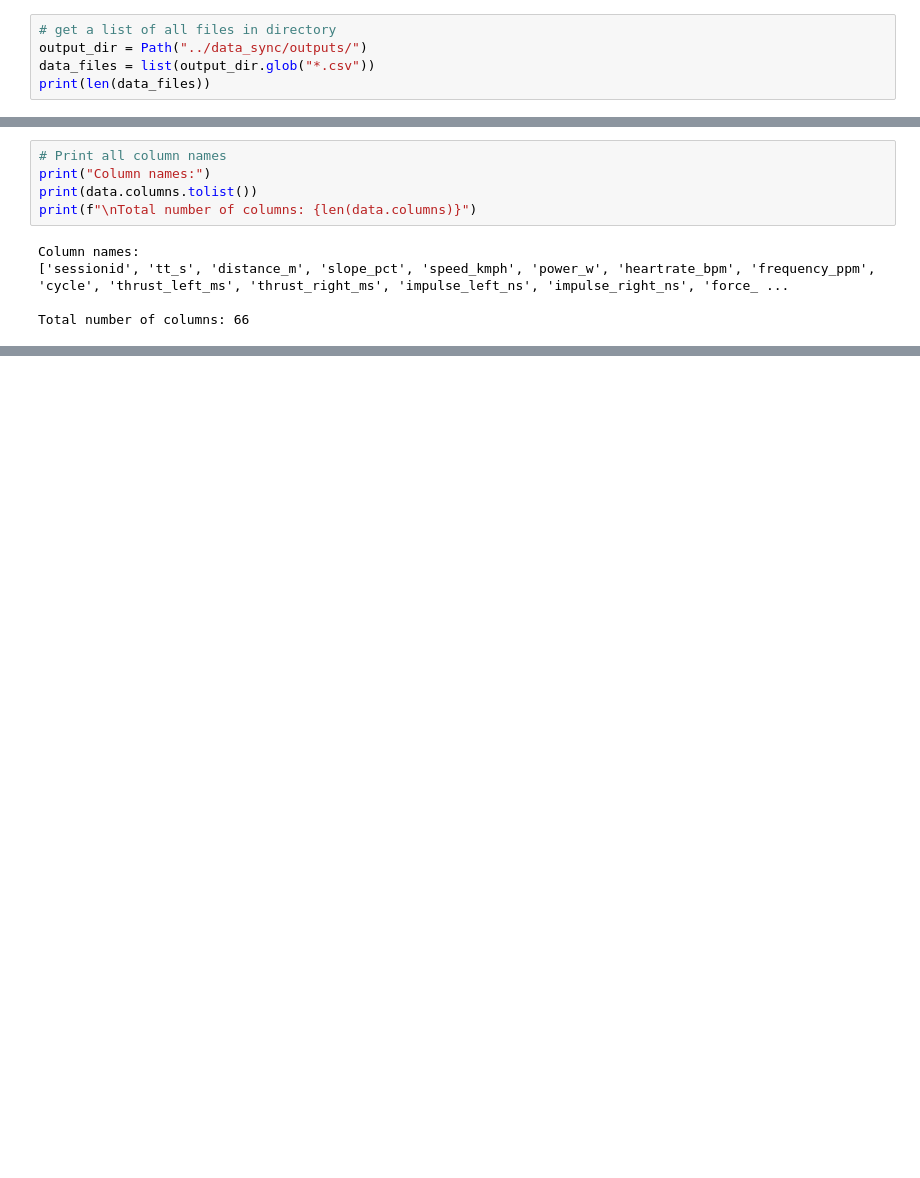
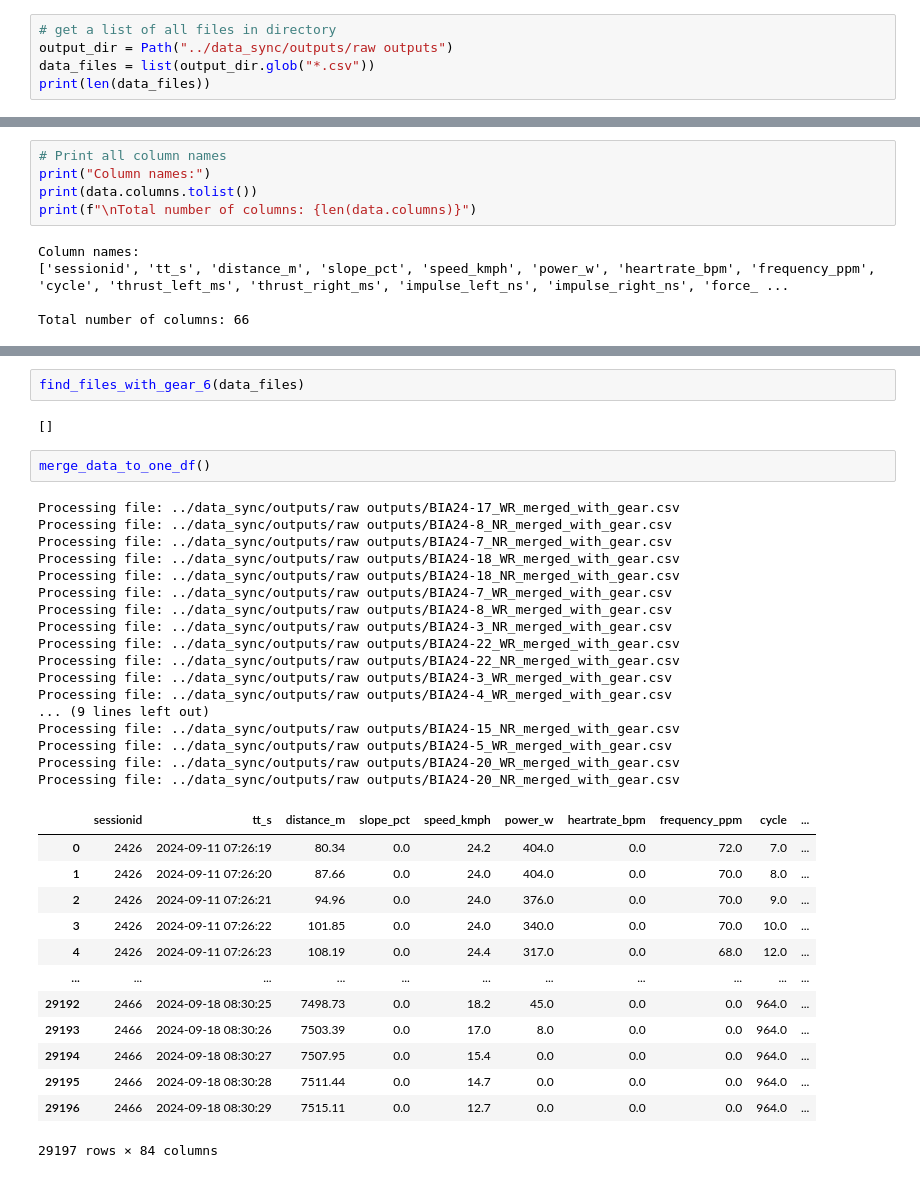
Before and after one commit to zebborjesson/tra300-ski-technique-classification, a Jupyter notebook: data_sync/pre_process_data.ipynb, the cells around one changed output, grey strips where cells are left out. Cells and saved outputs as stored; diff of their text form; blank space fills up the shorter version.

```diff
--- a/data_sync/pre_process_data.ipynb
+++ b/data_sync/pre_process_data.ipynb
@@ -9,7 +9,7 @@ from pathlib import Path
 from get_to_know_data import load_data, summarize_data
 # %%
 # get a list of all files in directory
-output_dir = Path("../data_sync/outputs/")
+output_dir = Path("../data_sync/outputs/raw outputs")
 data_files = list(output_dir.glob("*.csv"))
 print(len(data_files))
 # %% [output]
@@ -85 +128,38 @@ def preprocess_data(df):
+# %%
+find_files_with_gear_6(data_files)
+# %% [output]
+[]
+# %%
+merge_data_to_one_df()
+# %% [output]
+Processing file: ../data_sync/outputs/raw outputs/BIA24-17_WR_merged_with_gear.csv
+Processing file: ../data_sync/outputs/raw outputs/BIA24-8_NR_merged_with_gear.csv
+Processing file: ../data_sync/outputs/raw outputs/BIA24-7_NR_merged_with_gear.csv
+Processing file: ../data_sync/outputs/raw outputs/BIA24-18_WR_merged_with_gear.csv
+Processing file: ../data_sync/outputs/raw outputs/BIA24-18_NR_merged_with_gear.csv
+Processing file: ../data_sync/outputs/raw outputs/BIA24-7_WR_merged_with_gear.csv
+Processing file: ../data_sync/outputs/raw outputs/BIA24-8_WR_merged_with_gear.csv
+Processing file: ../data_sync/outputs/raw outputs/BIA24-3_NR_merged_with_gear.csv
+Processing file: ../data_sync/outputs/raw outputs/BIA24-22_WR_merged_with_gear.csv
+Processing file: ../data_sync/outputs/raw outputs/BIA24-22_NR_merged_with_gear.csv
+Processing file: ../data_sync/outputs/raw outputs/BIA24-3_WR_merged_with_gear.csv
+Processing file: ../data_sync/outputs/raw outputs/BIA24-4_WR_merged_with_gear.csv
+... (9 lines left out)
+Processing file: ../data_sync/outputs/raw outputs/BIA24-15_NR_merged_with_gear.csv
+Processing file: ../data_sync/outputs/raw outputs/BIA24-5_WR_merged_with_gear.csv
+Processing file: ../data_sync/outputs/raw outputs/BIA24-20_WR_merged_with_gear.csv
+Processing file: ../data_sync/outputs/raw outputs/BIA24-20_NR_merged_with_gear.csv
+|  | sessionid | tt_s | distance_m | slope_pct | speed_kmph | power_w | heartrate_bpm | frequency_ppm | cycle | ... |
+| 0 | 2426 | 2024-09-11 07:26:19 | 80.34 | 0.0 | 24.2 | 404.0 | 0.0 | 72.0 | 7.0 | ... |
+| 1 | 2426 | 2024-09-11 07:26:20 | 87.66 | 0.0 | 24.0 | 404.0 | 0.0 | 70.0 | 8.0 | ... |
+| 2 | 2426 | 2024-09-11 07:26:21 | 94.96 | 0.0 | 24.0 | 376.0 | 0.0 | 70.0 | 9.0 | ... |
+| 3 | 2426 | 2024-09-11 07:26:22 | 101.85 | 0.0 | 24.0 | 340.0 | 0.0 | 70.0 | 10.0 | ... |
+| 4 | 2426 | 2024-09-11 07:26:23 | 108.19 | 0.0 | 24.4 | 317.0 | 0.0 | 68.0 | 12.0 | ... |
+| ... | ... | ... | ... | ... | ... | ... | ... | ... | ... | ... |
+| 29192 | 2466 | 2024-09-18 08:30:25 | 7498.73 | 0.0 | 18.2 | 45.0 | 0.0 | 0.0 | 964.0 | ... |
+| 29193 | 2466 | 2024-09-18 08:30:26 | 7503.39 | 0.0 | 17.0 | 8.0 | 0.0 | 0.0 | 964.0 | ... |
+| 29194 | 2466 | 2024-09-18 08:30:27 | 7507.95 | 0.0 | 15.4 | 0.0 | 0.0 | 0.0 | 964.0 | ... |
+| 29195 | 2466 | 2024-09-18 08:30:28 | 7511.44 | 0.0 | 14.7 | 0.0 | 0.0 | 0.0 | 964.0 | ... |
+| 29196 | 2466 | 2024-09-18 08:30:29 | 7515.11 | 0.0 | 12.7 | 0.0 | 0.0 | 0.0 | 964.0 | ... |
+29197 rows × 84 columns
 # %%
```
Also changed, not shown: parts of 20 cells of this notebook, 28 other files.
